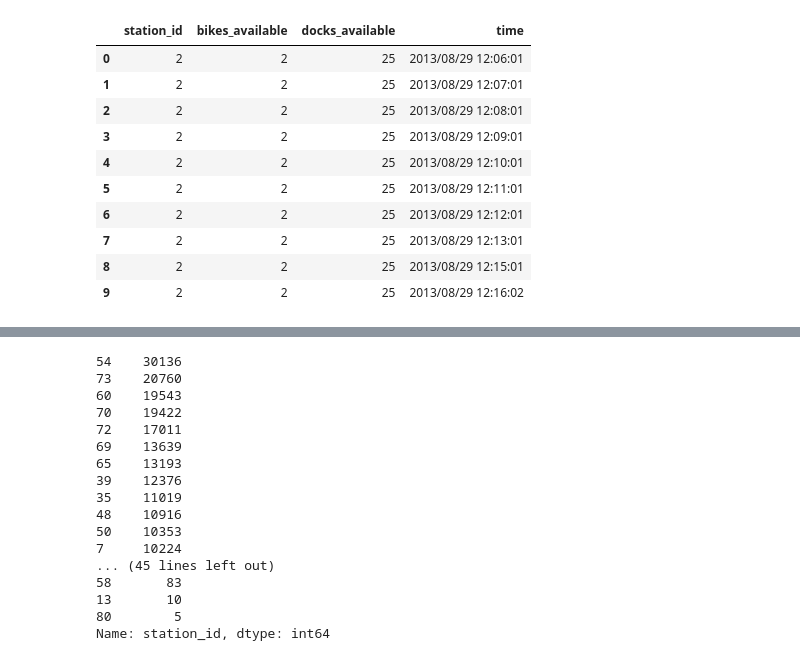
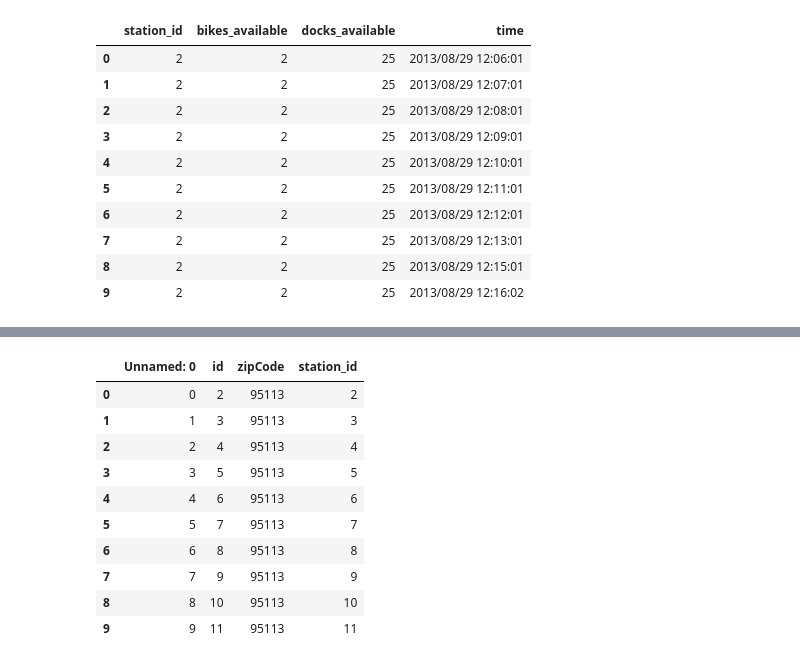
Before and after one commit to santiagoaso/2017datos, a Jupyter notebook: Tp1 Status.ipynb, the cells around one changed output, grey strips where cells are left out. Cells and saved outputs as stored; diff of their text form; code cells hidden in the pictures.

```diff
--- a/Tp1 Status.ipynb
+++ b/Tp1 Status.ipynb
@@ -126,21 +36,16 @@ NotDocks[:10]
-# %%
-NotDocks1 = NotDocks['station_id'].value_counts()
-NotDocks1
-# %% [output]
-54    30136
-73    20760
-60    19543
-70    19422
-72    17011
-69    13639
-65    13193
-39    12376
-35    11019
-48    10916
-50    10353
-7     10224
-... (45 lines left out)
-58       83
-13       10
-80        5
-Name: station_id, dtype: int64
+# %%
+tabla = pd.read_csv('./tablIdZip.csv', low_memory=True)
+tabla['station_id'] = tabla['id']
+tabla[:10]
+# %% [output]
+|  | Unnamed: 0 | id | zipCode | station_id |
+| 0 | 0 | 2 | 95113 | 2 |
+| 1 | 1 | 3 | 95113 | 3 |
+| 2 | 2 | 4 | 95113 | 4 |
+| 3 | 3 | 5 | 95113 | 5 |
+| 4 | 4 | 6 | 95113 | 6 |
+| 5 | 5 | 7 | 95113 | 7 |
+| 6 | 6 | 8 | 95113 | 8 |
+| 7 | 7 | 9 | 95113 | 9 |
+| 8 | 8 | 10 | 95113 | 10 |
+| 9 | 9 | 11 | 95113 | 11 |
```
Also changed, not shown: parts of 29 cells of this notebook, 3 other files.
